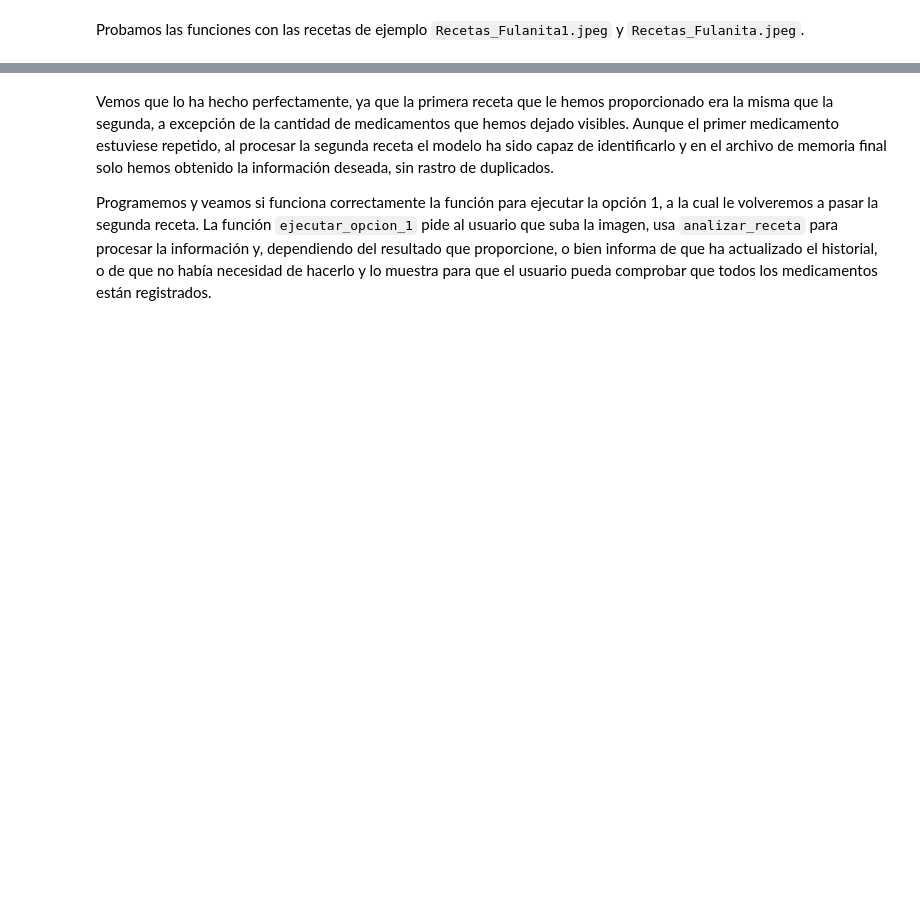
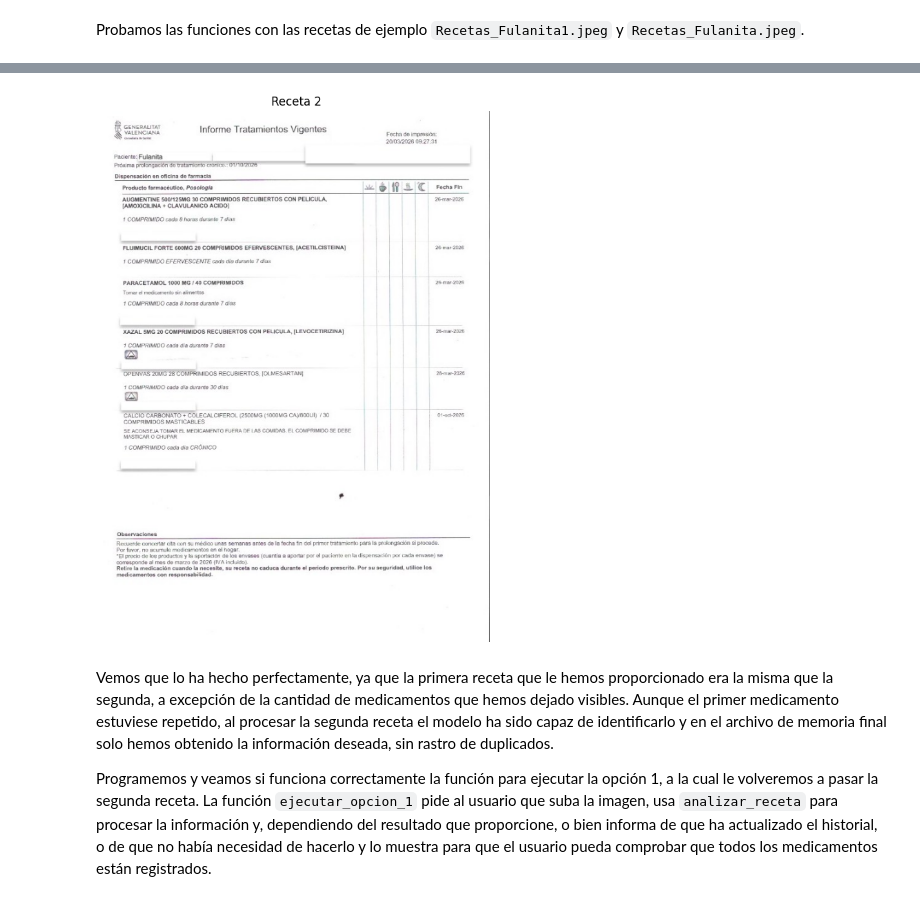
Before and after one commit to ablasve/Mini-Proyecto-Asistente-Multimodal-de-Salud, a Jupyter notebook: FaseB.ipynb, the cells around one changed output, grey strips where cells are left out. Cells and saved outputs as stored; diff of their text form; code cells hidden in the pictures; blank space fills up the shorter version.

```diff
--- a/FaseB.ipynb
+++ b/FaseB.ipynb
@@ -281,3 +286,13 @@ Fecha de fin: 01/10/2026
+# %%
+img2 = Image.open('/content/Recetas_Fulanita.jpeg')
+plt.figure(figsize=(15, 10))
+plt.imshow(img2)
+plt.title("Receta 2")
+plt.axis('off')
+
+plt.show()
+# %% [output]
+[figure, added]
 # %% [markdown]
 Vemos que lo ha hecho perfectamente, ya que la primera receta que le hemos proporcionado era la misma que la segunda, a excepción de la cantidad de medicamentos que hemos dejado visibles. Aunque el primer medicamento estuviese repetido, al procesar la segunda receta el modelo ha sido capaz de identificarlo y en el archivo de memoria final solo hemos obtenido la información deseada, sin rastro de duplicados.
 
```
Also changed, not shown: parts of 10 cells of this notebook.
